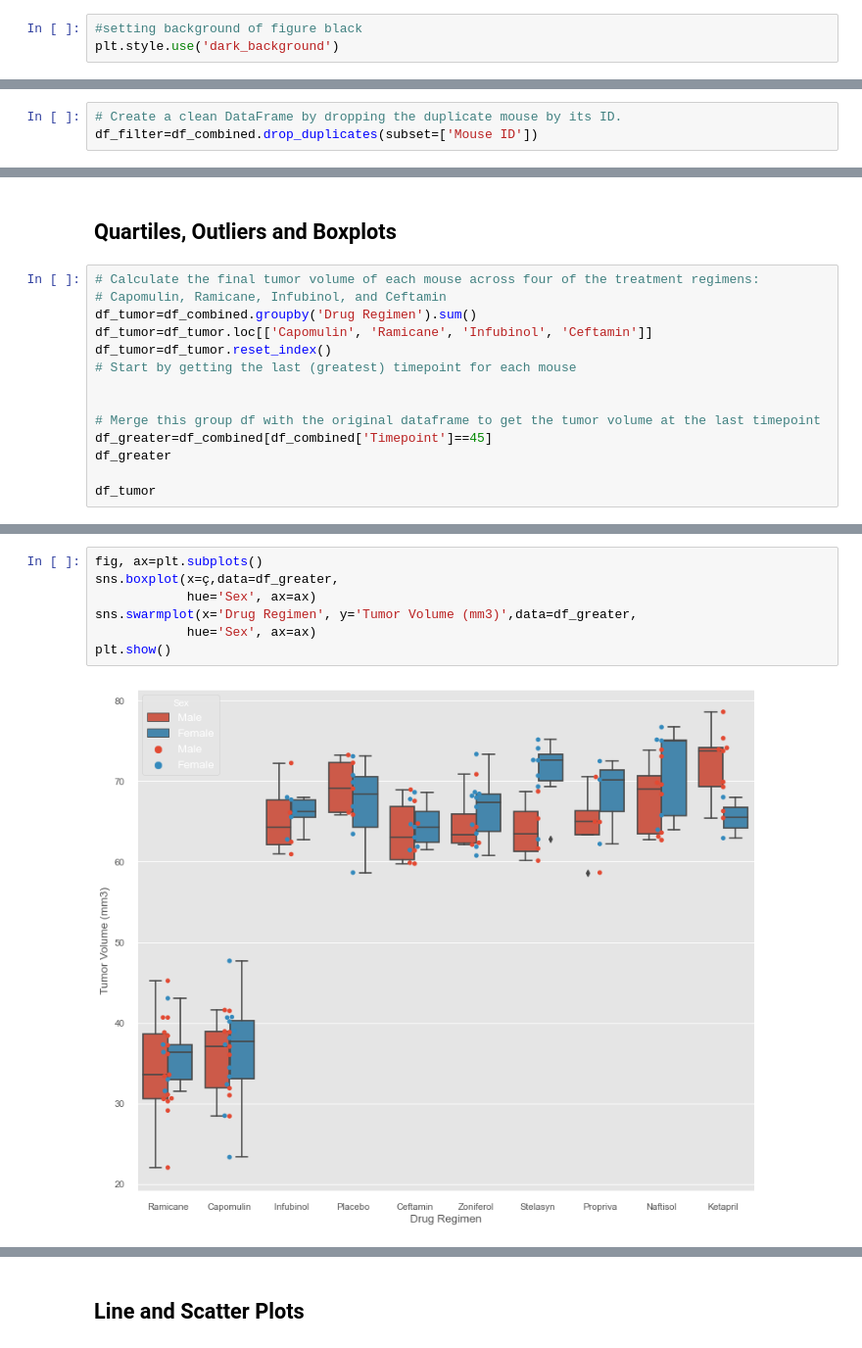
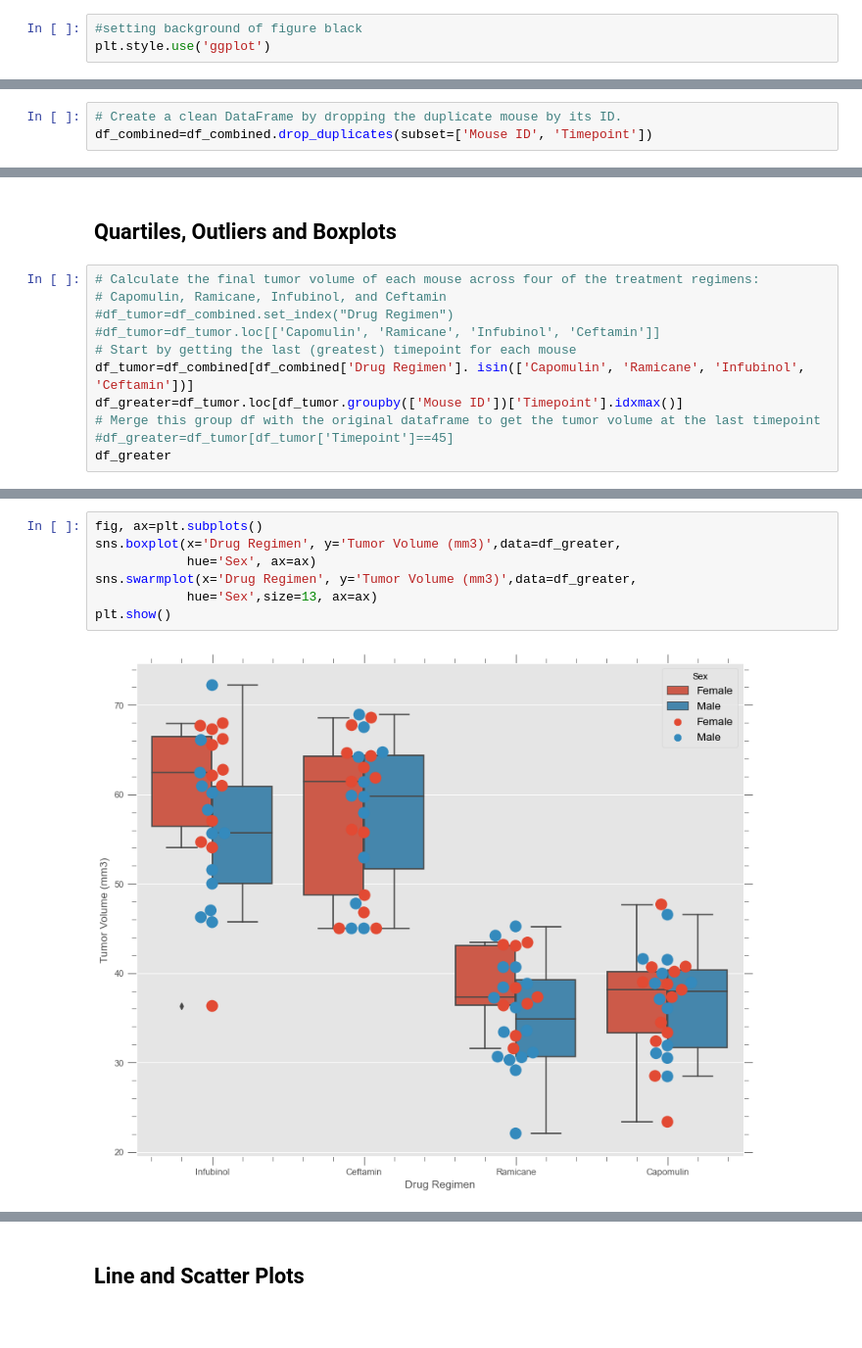
Before and after one commit to pandeysudip/Pharmaceutical-Data-Visulization, a Jupyter notebook: pymaceutical.ipynb, the cells around one changed output, grey strips where cells are left out. Shown at 98% size. Saved outputs shown, nothing was run; the diff lists cells and outputs as text.

```diff
--- a/pymaceutical.ipynb
+++ b/pymaceutical.ipynb
@@ -11,7 +11,7 @@ import scipy.stats as st
 import os
 # %%
 #setting background of figure black
-plt.style.use('dark_background')
+plt.style.use('ggplot')
 # %%
 #Set Fonts/Plot Style
 rcParams['figure.figsize'] = [12.0, 10.0]
@@ -293,5 +287,5 @@ df_combined.duplicated(subset=['Mouse ID']).sum()
 # %%
 # Create a clean DataFrame by dropping the duplicate mouse by its ID.
-df_filter=df_combined.drop_duplicates(subset=['Mouse ID'])
+df_combined=df_combined.drop_duplicates(subset=['Mouse ID', 'Timepoint'])
 # %%
 # Checking the number of mice in the clean DataFrame.
@@ -506,15 +488,12 @@ df_combined
 # %%
 # Calculate the final tumor volume of each mouse across four of the treatment regimens:
 # Capomulin, Ramicane, Infubinol, and Ceftamin
-df_tumor=df_combined.groupby('Drug Regimen').sum()
-df_tumor=df_tumor.loc[['Capomulin', 'Ramicane', 'Infubinol', 'Ceftamin']]
-df_tumor=df_tumor.reset_index()
+#df_tumor=df_combined.set_index("Drug Regimen")
+#df_tumor=df_tumor.loc[['Capomulin', 'Ramicane', 'Infubinol', 'Ceftamin']]
 # Start by getting the last (greatest) timepoint for each mouse
-
-
+df_tumor=df_combined[df_combined['Drug Regimen']. isin(['Capomulin', 'Ramicane', 'Infubinol', 'Ceftamin'])]
+df_greater=df_tumor.loc[df_tumor.groupby(['Mouse ID'])['Timepoint'].idxmax()]
 # Merge this group df with the original dataframe to get the tumor volume at the last timepoint
-df_greater=df_combined[df_combined['Timepoint']==45]
+#df_greater=df_tumor[df_tumor['Timepoint']==45]
 df_greater
-
-df_tumor
 # %% [output]
@@ -586,10 +555,10 @@ plt.show()
 # %%
 fig, ax=plt.subplots()
-sns.boxplot(x=ç,data=df_greater,
+sns.boxplot(x='Drug Regimen', y='Tumor Volume (mm3)',data=df_greater,
             hue='Sex', ax=ax)
 sns.swarmplot(x='Drug Regimen', y='Tumor Volume (mm3)',data=df_greater,
-            hue='Sex', ax=ax)
+            hue='Sex',size=13, ax=ax)
 plt.show()
 # %% [output]
-[figure, old version]
+[figure, new version]
 # %%
```
Also changed, not shown: parts of 40 cells of this notebook.
